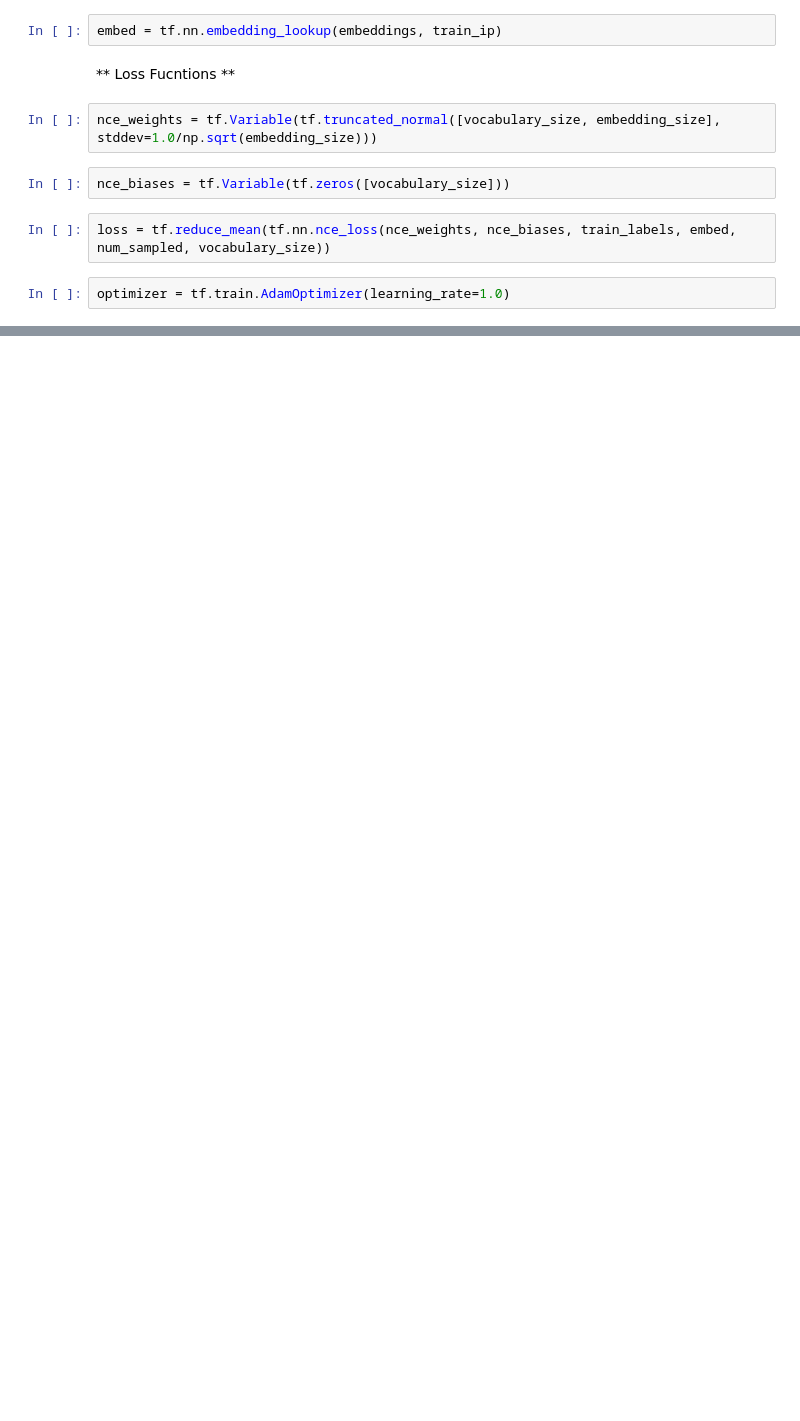
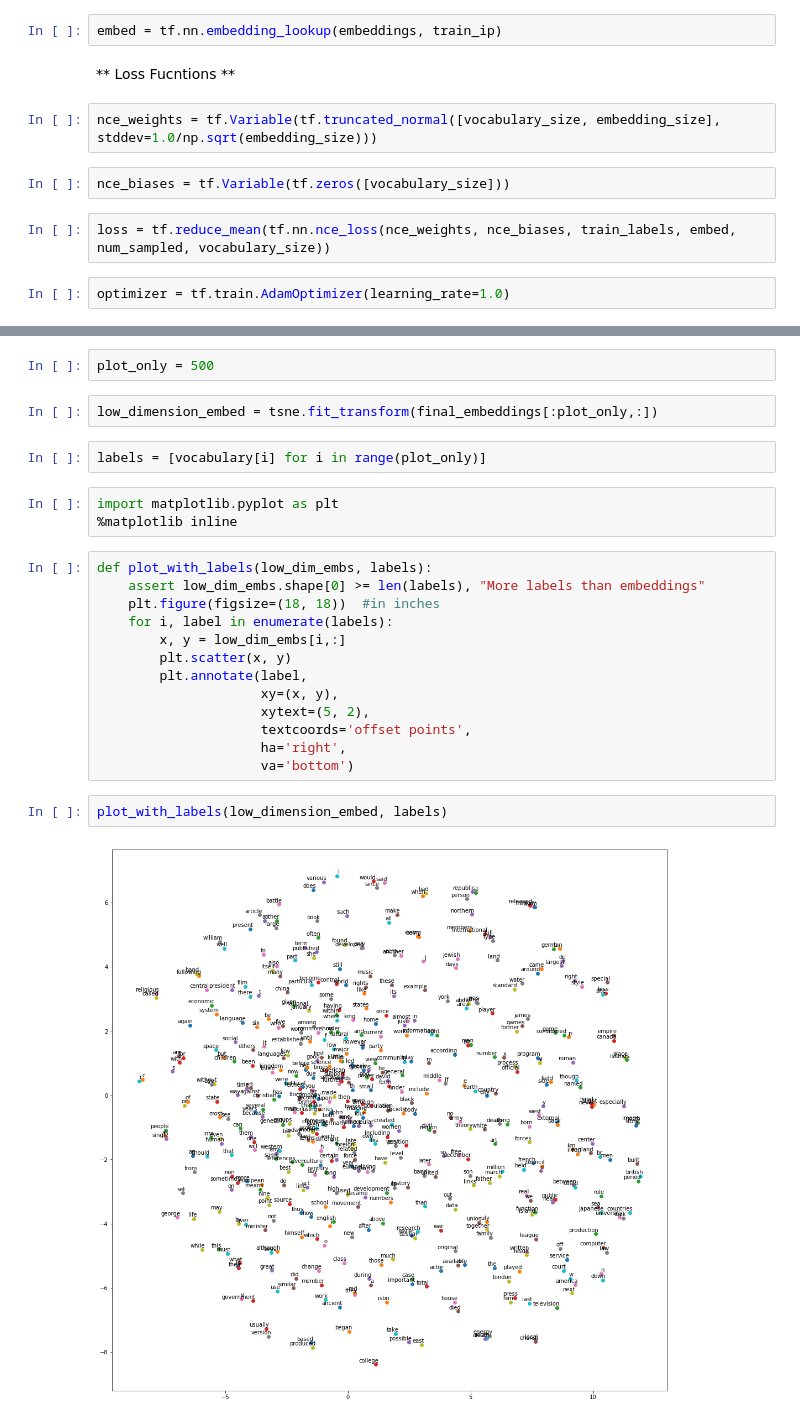
Before and after one commit to hbalakrishna/ML_Projects, a Jupyter notebook: Word2Vec/Word2Vec.ipynb, the cells around one changed output, grey strips where cells are left out. Cells and saved outputs as stored; diff of their text form; blank space fills up the shorter version.

```diff
--- a/Word2Vec/Word2Vec.ipynb
+++ b/Word2Vec/Word2Vec.ipynb
@@ -144,0 +198,26 @@ train
+# %%
+plot_only = 500
+# %%
+low_dimension_embed = tsne.fit_transform(final_embeddings[:plot_only,:])
+# %%
+labels = [vocabulary[i] for i in range(plot_only)]
+# %%
+import matplotlib.pyplot as plt
+%matplotlib inline
+# %%
+def plot_with_labels(low_dim_embs, labels):
+    assert low_dim_embs.shape[0] >= len(labels), "More labels than embeddings"
+    plt.figure(figsize=(18, 18))  #in inches
+    for i, label in enumerate(labels):
+        x, y = low_dim_embs[i,:]
+        plt.scatter(x, y)
+        plt.annotate(label,
+                     xy=(x, y),
+                     xytext=(5, 2),
+                     textcoords='offset points',
+                     ha='right',
+                     va='bottom')
+# %%
+plot_with_labels(low_dimension_embed, labels)
+# %% [output]
+[figure, added]
```
Also changed, not shown: parts of 11 cells of this notebook.
